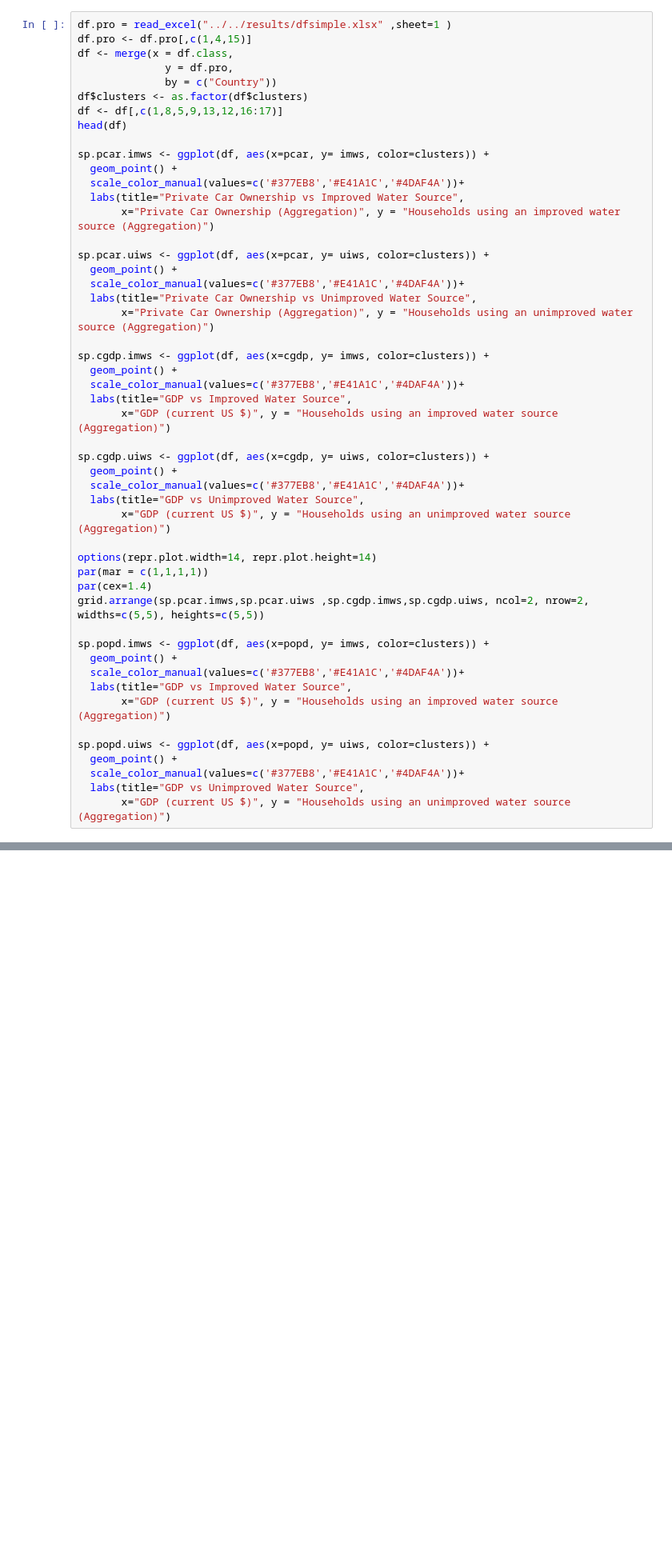
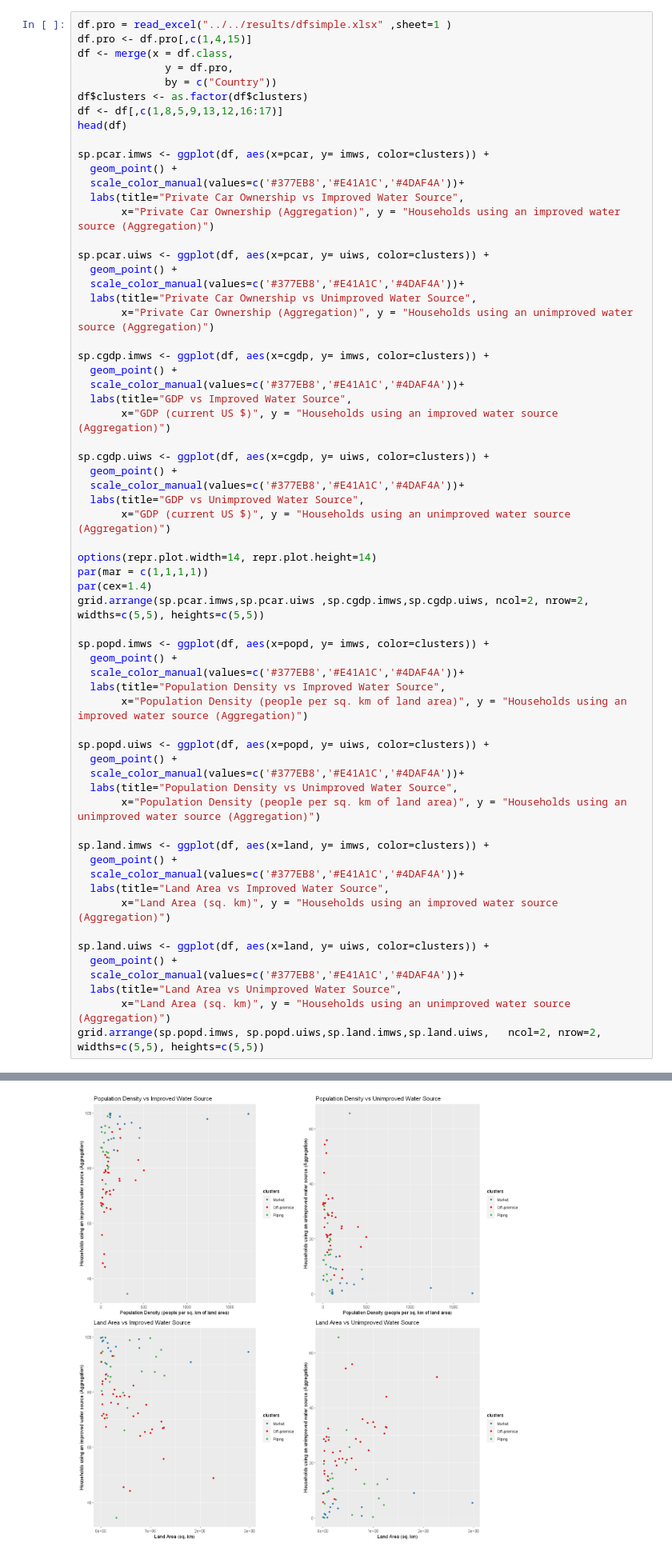
Before and after one commit to narslab/water-accessibility, a Jupyter notebook: bin/jupyter/importance-var-analysis.ipynb, the cells around one changed output, grey strips where cells are left out. Shown at 80% size. Cells and saved outputs as stored; diff of their text form; blank space fills up the shorter version.

Commit message:
scatter-finish

```diff
--- a/bin/jupyter/importance-var-analysis.ipynb
+++ b/bin/jupyter/importance-var-analysis.ipynb
@@ -229,34 +229,48 @@ sp.cgdp.imws <- ggplot(df, aes(x=cgdp, y= imws, color=clusters)) +
 
 sp.cgdp.uiws <- ggplot(df, aes(x=cgdp, y= uiws, color=clusters)) +
   geom_point() +
   scale_color_manual(values=c('#377EB8','#E41A1C','#4DAF4A'))+
   labs(title="GDP vs Unimproved Water Source",
        x="GDP (current US $)", y = "Households using an unimproved water source (Aggregation)")
 
 options(repr.plot.width=14, repr.plot.height=14)
 par(mar = c(1,1,1,1))
 par(cex=1.4)
 grid.arrange(sp.pcar.imws,sp.pcar.uiws ,sp.cgdp.imws,sp.cgdp.uiws, ncol=2, nrow=2, widths=c(5,5), heights=c(5,5))
 
 sp.popd.imws <- ggplot(df, aes(x=popd, y= imws, color=clusters)) +
   geom_point() +
   scale_color_manual(values=c('#377EB8','#E41A1C','#4DAF4A'))+
-  labs(title="GDP vs Improved Water Source",
-       x="GDP (current US $)", y = "Households using an improved water source (Aggregation)")
+  labs(title="Population Density vs Improved Water Source",
+       x="Population Density (people per sq. km of land area)", y = "Households using an improved water source (Aggregation)")
 
 sp.popd.uiws <- ggplot(df, aes(x=popd, y= uiws, color=clusters)) +
   geom_point() +
   scale_color_manual(values=c('#377EB8','#E41A1C','#4DAF4A'))+
-  labs(title="GDP vs Unimproved Water Source",
-       x="GDP (current US $)", y = "Households using an unimproved water source (Aggregation)")
+  labs(title="Population Density vs Unimproved Water Source",
+       x="Population Density (people per sq. km of land area)", y = "Households using an unimproved water source (Aggregation)")
+
+sp.land.imws <- ggplot(df, aes(x=land, y= imws, color=clusters)) +
+  geom_point() +
+  scale_color_manual(values=c('#377EB8','#E41A1C','#4DAF4A'))+
+  labs(title="Land Area vs Improved Water Source",
+       x="Land Area (sq. km)", y = "Households using an improved water source (Aggregation)")
+
+sp.land.uiws <- ggplot(df, aes(x=land, y= uiws, color=clusters)) +
+  geom_point() +
+  scale_color_manual(values=c('#377EB8','#E41A1C','#4DAF4A'))+
+  labs(title="Land Area vs Unimproved Water Source",
+       x="Land Area (sq. km)", y = "Households using an unimproved water source (Aggregation)")
+grid.arrange(sp.popd.imws, sp.popd.uiws,sp.land.imws,sp.land.uiws,   ncol=2, nrow=2, widths=c(5,5), heights=c(5,5))
 # %% [output]
 A data.frame: 6 × 8
 |  | Country | clusters | pcar | cgdp | land | popd | imws | uiws |
 |  | <chr> | <fct> | <dbl> | <dbl> | <dbl> | <dbl> | <dbl> | <dbl> |
 | 1 | Afghanistan | Off-premise | 11.8 | 18353881130 | 652860 | 56.93776 | 71.2 | 28.7 |
 | 2 | Albania | Market | 37.0 | 15147020535 | 27400 | 104.61226 | 98.4 | 1.6 |
 | 3 | Angola | Off-premise | 10.9 | 101353230785 | 1246700 | 24.71305 | 66.9 | 33.1 |
 | 4 | Armenia | Piping | 39.2 | 12457941907 | 28470 | 103.68022 | 99.9 | 0.1 |
 | 5 | Azerbaijan | Piping | 20.4 | 47112941176 | 82670 | 120.23432 | 90.6 | 9.4 |
 | 6 | Bangladesh | Market | 0.8 | 274039092455 | 130170 | 1239.57931 | 97.8 | 2.2 |
 [figure]
+[figure, added]
```
Also changed, not shown: 2 other files.
